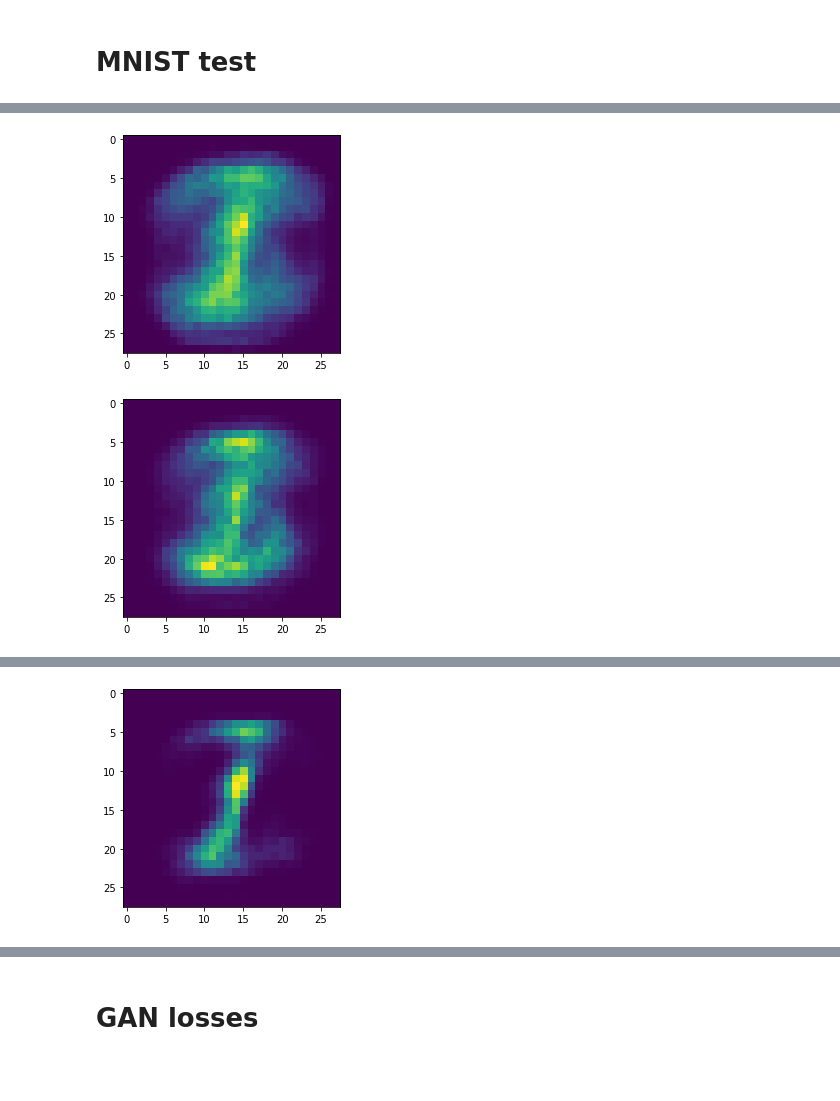
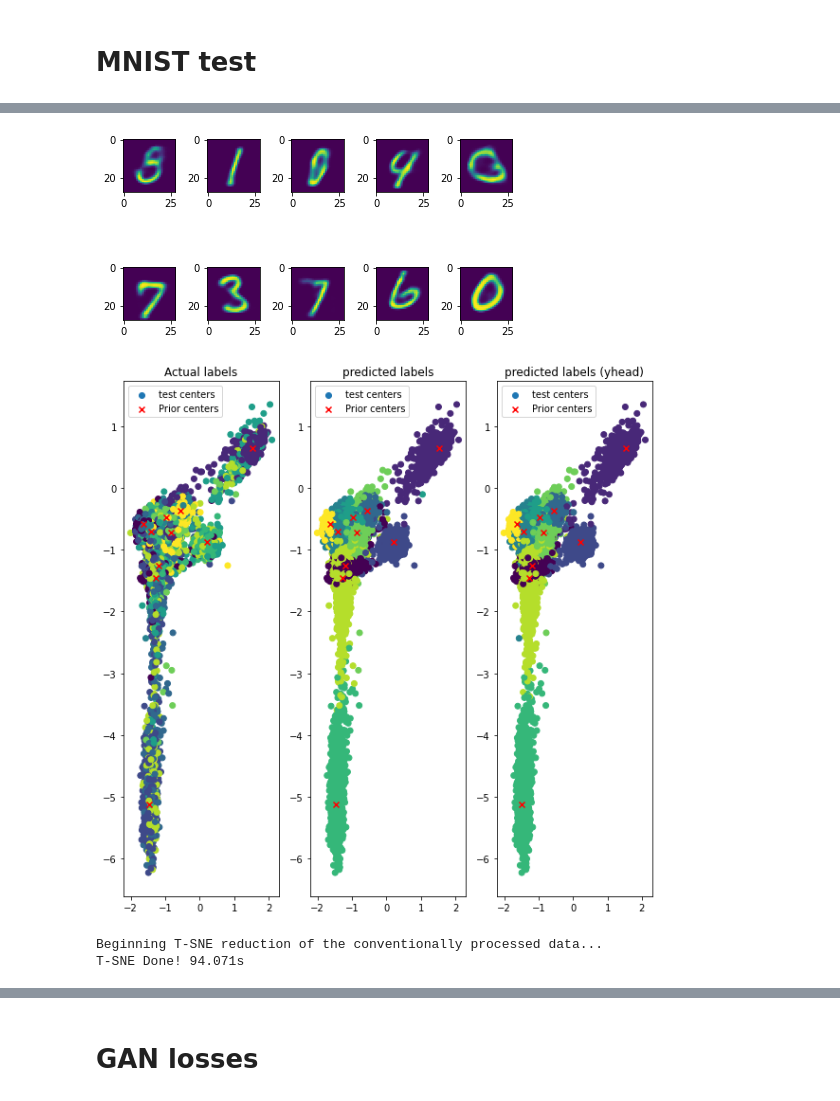
Before and after one commit to RyanBalshaw/VAEs-with-Conditioning, a Jupyter notebook: VAEs_with_clustering.ipynb, the cells around one changed output, grey strips where cells are left out. Cells and saved outputs as stored; diff of their text form; code cells hidden in the pictures; blank space fills up the shorter version.

Commit message:
Updated to include a batch-wise entropy loss, really helped learn the classes distinctly on MNIST.

```diff
--- a/VAEs_with_clustering.ipynb
+++ b/VAEs_with_clustering.ipynb
@@ -862,8 +930,8 @@ class MoG_ConditionalPrior(nn.Module):
                     self._prior_var_.requires_grad_(False)
 
                 else:
-                    self._prior_mu_.normal_(0, 1)
-                    self._prior_var_.normal_(0, 1)
+                    self._prior_mu_.normal_(0, 3)
+                    self._prior_var_.normal_(0, 3)
 
     @staticmethod
     def init_weights(m):
@@ -1509,12 +1577,12 @@ data_size = 784
 no_classes = 10
 latent_size = 50
 CURL_flag = True
-epochs = 2
+epochs = 1000
 device = torch.device("cuda:0" if torch.cuda.is_available() else "cpu")
-encode_dict = { "ff_layers":[data_size, 512, 256, 128, latent_size],
+encode_dict = { "ff_layers":[data_size, 512, 512, 256, 128, latent_size],
                 "conv_flag":False }
 
-decode_dict = { "ff_layers":[latent_size, 128, 256, 512, data_size],
+decode_dict = { "ff_layers":[latent_size, 128, 256, 512, 512, data_size],
                 "conv_flag":False }
 
 prior_dict = {  "ff_layers":[no_classes, 512, 256, 128, latent_size],
@@ -1534,7 +1602,7 @@ with torch.no_grad():
     #print(mu_zp, var_zp)
 
 MoG_VAE_opt = MoG_VAE_optimiser(model, Params = None)
-MoG_VAE_cost = MoG_VAE_loss(no_classes, "BCE", gamma = 1, beta = 1, alpha = 0.01)
+MoG_VAE_cost = MoG_VAE_loss(no_classes, "BCE", gamma = 2, beta = 1, alpha = 1)
 my_trainer = MoG_VAE_trainer(model, MoG_VAE_opt, MoG_VAE_cost, train_loader, valid_loader, epochs) #Not correct, as we need to split train into 80-20 but ignored for now
 
 my_trainer.train_model()
@@ -1558,12 +1627,12 @@ with torch.no_grad():
     var_zp = var_zp.cpu().numpy()
     x = x.cpu().numpy()
 
-#fig, ax = plt.subplots(2, 5)
-#ax = ax.flatten()
+fig, ax = plt.subplots(2, 5)
+ax = ax.flatten()
 for i in range(10):
-    plt.figure()
-    plt.imshow(x[i, :].reshape(28, 28))
-    plt.show()
+    ax[i].imshow(x[i, :].reshape(28, 28))
+fig.tight_layout()
+plt.show()
 
 q_post = np.array([[]])
 q_curl = np.array([[]])
@@ -1596,33 +1665,84 @@ for cnt, i in enumerate(test_loader):
         mu_z_total = np.vstack((mu_z_total, mu_z))
         l_post_total = np.concatenate((l_post_total, l_post))
         l_curl_total = np.concatenate((l_curl_total, l_curl))
         l_actual_total = np.concatenate((l_actual_total, l_actual.reshape(-1)))
 
 
-fig, ax = plt.subplots(1, 3 if model.CURL_flag else 2)
+fig, ax = plt.subplots(1, 3 if model.CURL_flag else 2, figsize = (10, 10))
 ax = ax.flatten()
 
 ax[0].set_title("Actual labels")
 ax[0].scatter(mu_z_total[:, 0], mu_z_total[:, 1], c = l_actual_total, label = "test centers")
 ax[0].scatter(mu_zp[:, 0], mu_zp[:, 1], color = "r", marker = "x", label = "Prior centers")
 ax[0].legend()
 
 ax[1].set_title("predicted labels")
 ax[1].scatter(mu_z_total[:, 0], mu_z_total[:, 1], c = l_post_total, label = "test centers")
 ax[1].scatter(mu_zp[:, 0], mu_zp[:, 1], color = "r", marker = "x", label = "Prior centers")
 ax[1].legend()
 
 try:
     ax[2].set_title("predicted labels (yhead)")
     ax[2].scatter(mu_z_total[:, 0], mu_z_total[:, 1], c = l_curl_total, label = "test centers")
     ax[2].scatter(mu_zp[:, 0], mu_zp[:, 1], color = "r", marker = "x", label = "Prior centers")
     ax[2].legend()
 
 except:
     pass
 
 fig.tight_layout
 plt.show()
+#########################################################
+#T-SNE for data
+#########################################################
+data_plot = np.vstack((mu_z_total, mu_zp))
+
+if latent_size > 50:
+
+  print("Performing PCA to reduce time requirements...")
+  t0 = time_module.time()
+  pca = PCA(n_components = 50)
+  Data = pca.fit_transform(data_plot)
+  print("PCA Done! {:.3f}s".format(time_module.time() - t0))
+
+else:
+  Data = data_plot
+
+print("\nBeginning T-SNE reduction of the conventionally processed data...")
+t0 = time_module.time()
+tsne = TSNE(n_components = 2)
+T_2D = tsne.fit_transform(Data)
+print("T-SNE Done! {:.3f}s".format(time_module.time() - t0))
+
+T_2D_total = T_2D[:mu_z_total.shape[0], :]
+T_2D_zp = T_2D[mu_z_total.shape[0]:, :]
+
+fig, ax = plt.subplots(1, 3 if model.CURL_flag else 2, figsize = (10, 10))
+ax = ax.flatten()
+
+ax[0].set_title("Actual labels")
+ax[0].scatter(T_2D_total[:, 0], T_2D_total[:, 1], c = l_actual_total, label = "test centers")
+ax[0].scatter(T_2D_zp[:, 0], T_2D_zp[:, 1], color = "r", marker = "x", label = "Prior centers")
+ax[0].legend()
+
+ax[1].set_title("predicted labels")
+ax[1].scatter(T_2D_total[:, 0], T_2D_total[:, 1], c = l_post_total, label = "test centers")
+ax[1].scatter(T_2D_zp[:, 0], T_2D_zp[:, 1], color = "r", marker = "x", label = "Prior centers")
+ax[1].legend()
+
+try:
+    ax[2].set_title("predicted labels (yhead)")
+    ax[2].scatter(T_2D_total[:, 0], T_2D_total[:, 1], c = l_curl_total, label = "test centers")
+    ax[2].scatter(T_2D_zp[:, 0], T_2D_zp[:, 1], color = "r", marker = "x", label = "Prior centers")
+    ax[2].legend()
+
+except:
+    pass
+
+fig.tight_layout
+plt.show()
 # %% [output]
-[figure, old version]
+[figure, new version]
-[figure, old version]
+[figure, new version]
+Beginning T-SNE reduction of the conventionally processed data...
+T-SNE Done! 94.071s
@@ -1630 +1749,0 @@ plt.show()
-[figure, removed]
```
Also changed, not shown: parts of 13 cells of this notebook.
